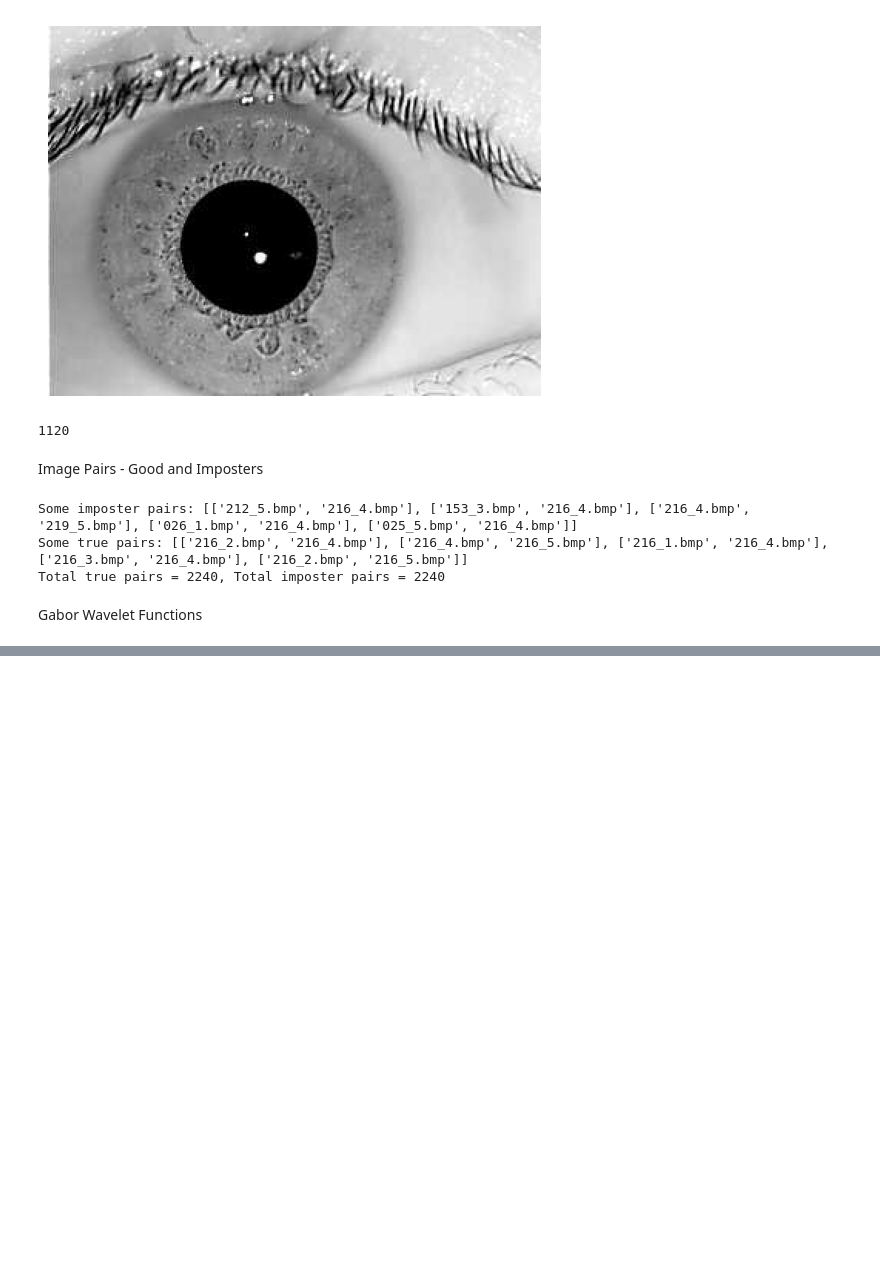
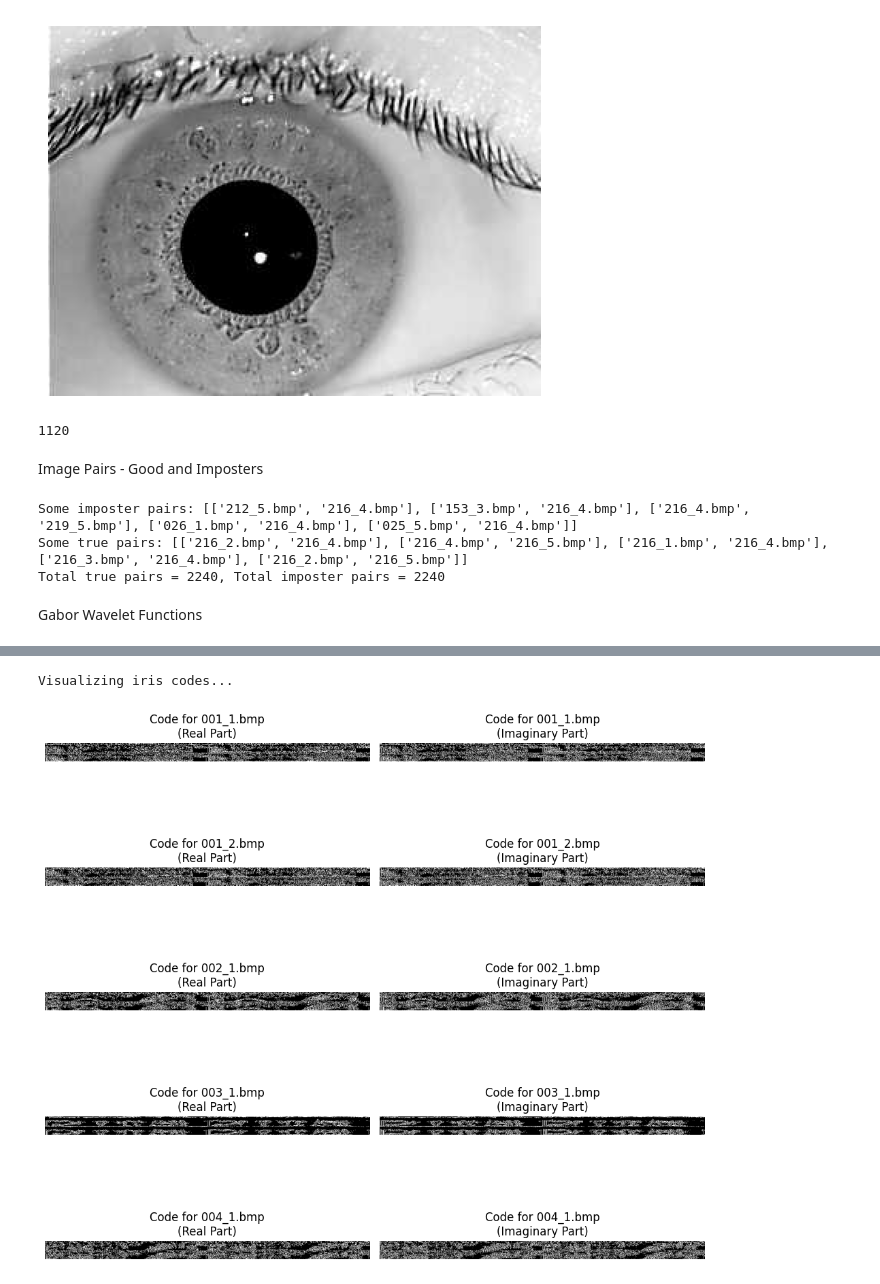
Before and after one commit to Onion-Ninja/iris-code, a Jupyter notebook: main.ipynb, the cells around one changed output, grey strips where cells are left out. Saved outputs shown, nothing was run; the diff lists cells and outputs as text; code cells hidden in the pictures; blank space fills up the shorter version.

```diff
--- a/main.ipynb
+++ b/main.ipynb
@@ -180,0 +449,74 @@ def pipeline():
+# %%
+import matplotlib.pyplot as plt
+
+def visualize_iris_codes(codes_dir, filenames_to_plot):
+    """
+    Loads and plots the iris codes for a list of specified filenames.
+
+    Args:
+        codes_dir (str): The directory where the .npy iris code files are saved.
+        filenames_to_plot (list): A list of original filenames (e.g., '001_1.bmp').
+    """
+    fig, axs = plt.subplots(len(filenames_to_plot), 2, figsize=(10, len(filenames_to_plot) * 2))
+
+    # Ensure axs is always a 2D array
+    if len(filenames_to_plot) == 1:
+        axs = np.array([axs])
+
+    print("Visualizing iris codes...")
+
+    for i, filename in enumerate(filenames_to_plot):
+        try:
+            code_filename = os.path.splitext(filename)[0] + '.npy'
+            code_path = os.path.join(codes_dir, code_filename)
+
+            iris_code = np.load(code_path)
+
+            # The code is from two filters, and each filter's output is
+            # 2 * 48 * 432 = 41472 bits. So the total length is 82944.
+            # Your error log shows 41472, which suggests you are only saving
+            # the output from ONE Gabor filter.
+            # Let's assume the code is a single 41472-bit array from one filter.
+
+            total_code_length = len(iris_code)
+
+            # Since the code is based on the original image dimensions, we can
+            # reshape it back to a format based on those dimensions.
+            # The length is 48 * 432 * 2 (for real/imaginary parts).
+            # Let's reshape it back to a format that has the image's height.
+
+            img_height = 48
+
+            # Split the code into its real and imaginary parts
+            real_part_code = iris_code[:total_code_length // 2]
+            imag_part_code = iris_code[total_code_length // 2:]
+
+            # Reshape them back to the original image dimensions
+            vis_real_code = real_part_code.reshape(img_height, total_code_length // (2 * img_height))
+            vis_imag_code = imag_part_code.reshape(img_height, total_code_length // (2 * img_height))
+
+            axs[i, 0].imshow(vis_real_code, cmap='gray')
+            axs[i, 0].set_title(f"Code for {filename}\n(Real Part)")
+            axs[i, 0].axis('off')
+
+            axs[i, 1].imshow(vis_imag_code, cmap='gray')
+            axs[i, 1].set_title(f"Code for {filename}\n(Imaginary Part)")
+            axs[i, 1].axis('off')
+
+        except FileNotFoundError:
+            axs[i, 0].set_title(f"Code for {filename} not found.")
+            axs[i, 0].axis('off')
+            axs[i, 1].axis('off')
+        except Exception as e:
+            print(f"Error visualizing code for {filename}: {e}")
+
+    plt.tight_layout()
+    plt.show()
+
+# Example usage:
+codes_dir = 'iris_codes/'
+filenames_to_visualize = ['001_1.bmp', '001_2.bmp', '002_1.bmp', '003_1.bmp', '004_1.bmp']
+visualize_iris_codes(codes_dir, filenames_to_visualize)
+# %% [output]
+Visualizing iris codes...
+[figure, added]
```
Also changed, not shown: parts of 16 cells of this notebook, 1 other file.
